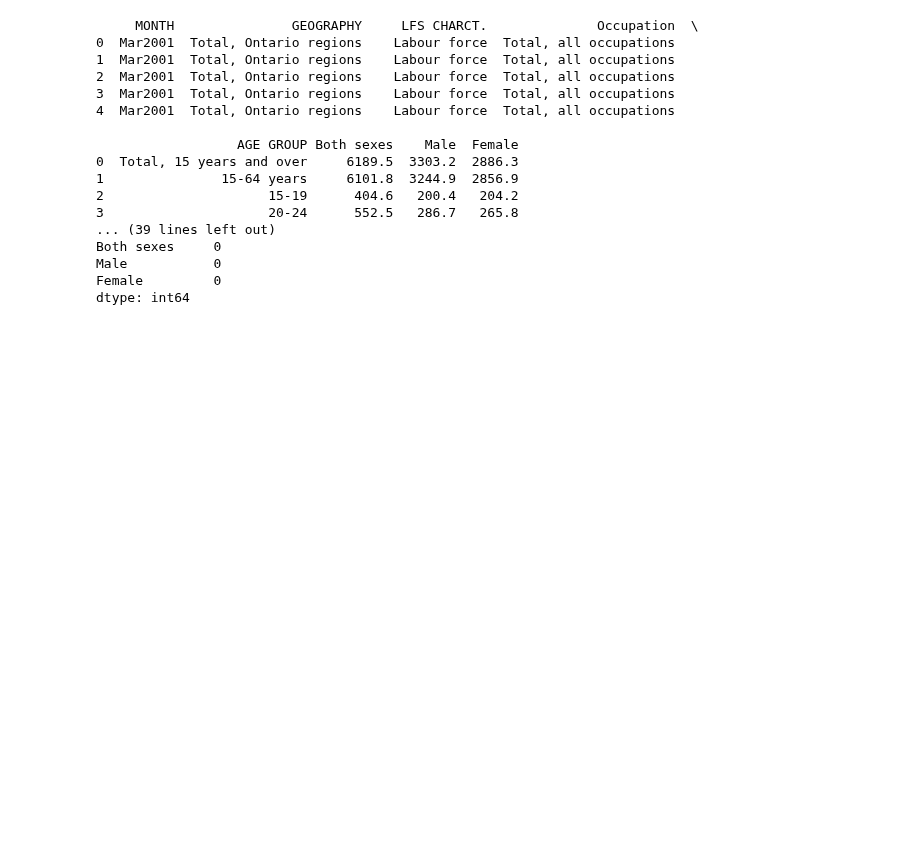
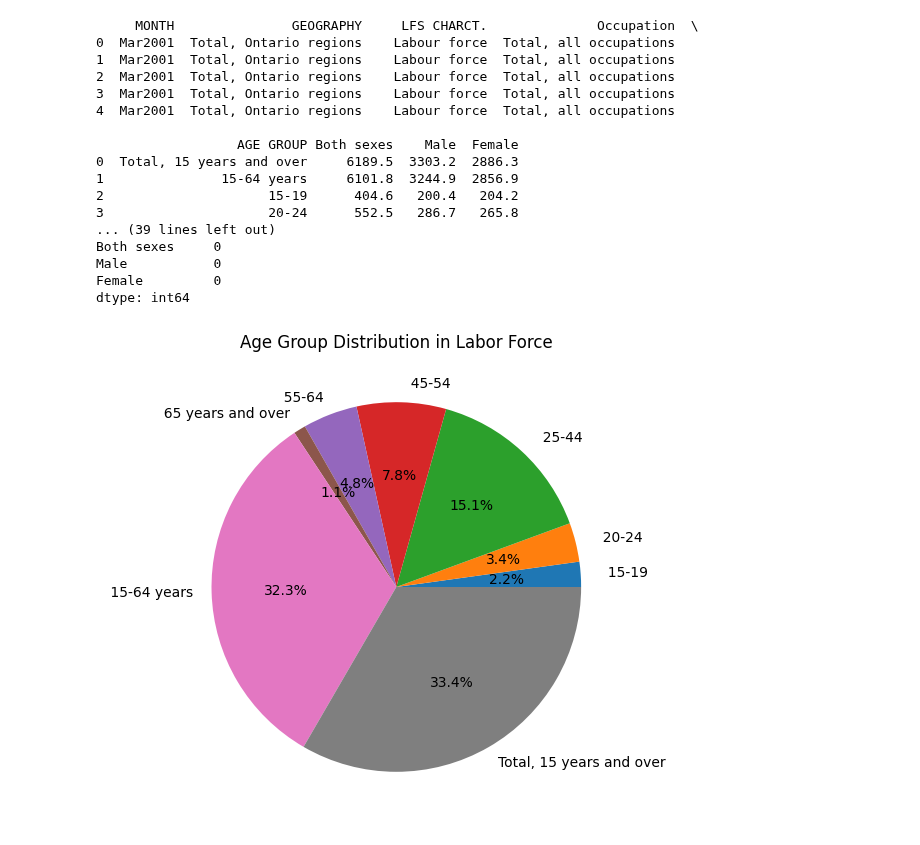
Before and after one commit to VladSaaS/peopleanlaytics, a Jupyter notebook: Ontario Labour Force Estimates/ontario_labour.ipynb, the cells around one changed output. Drawn from its saved outputs; the diff is of its cells as text; code cells hidden in the pictures; blank space fills up the shorter version.

Commit message:
Reduced visualizations to Age Group Distribution.

```diff
--- a/Ontario Labour Force Estimates/ontario_labour.ipynb
+++ b/Ontario Labour Force Estimates/ontario_labour.ipynb
@@ -44,3 +45,24 @@ Both sexes     0
 Male           0
 Female         0
 dtype: int64
+# %%
+# Visualizing the Age Group Distribution
+
+# Replacing non-numeric strings with NaN
+df['Both sexes'] = pd.to_numeric(df['Both sexes'], errors='coerce')
+df['Male'] = pd.to_numeric(df['Male'], errors='coerce')
+df['Female'] = pd.to_numeric(df['Female'], errors='coerce')
+
+# Converting data types to float for proper visualization
+df['Both sexes'] = df['Both sexes'].astype(float)
+df['Male'] = df['Male'].astype(float)
+df['Female'] = df['Female'].astype(float)
+
+# Age Group Distribution
+age_group_totals = df.groupby('AGE GROUP')['Both sexes'].sum()
+plt.figure(figsize=(10, 6))
+plt.pie(age_group_totals, labels=age_group_totals.index, autopct='%1.1f%%')
+plt.title('Age Group Distribution in Labor Force')
+plt.show()
+# %% [output]
+[figure, added]
```
Also changed, not shown: parts of 1 cell of this notebook.
